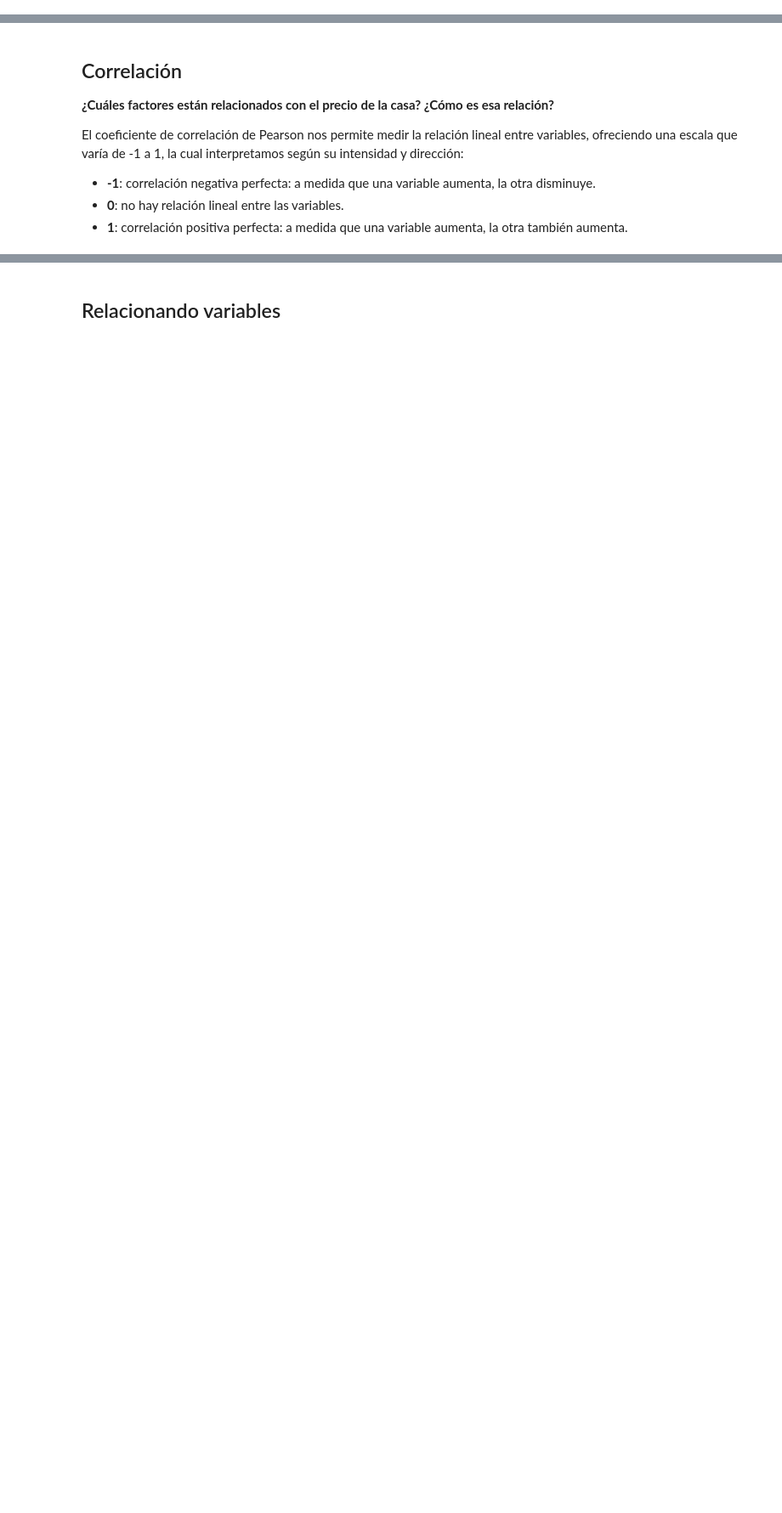
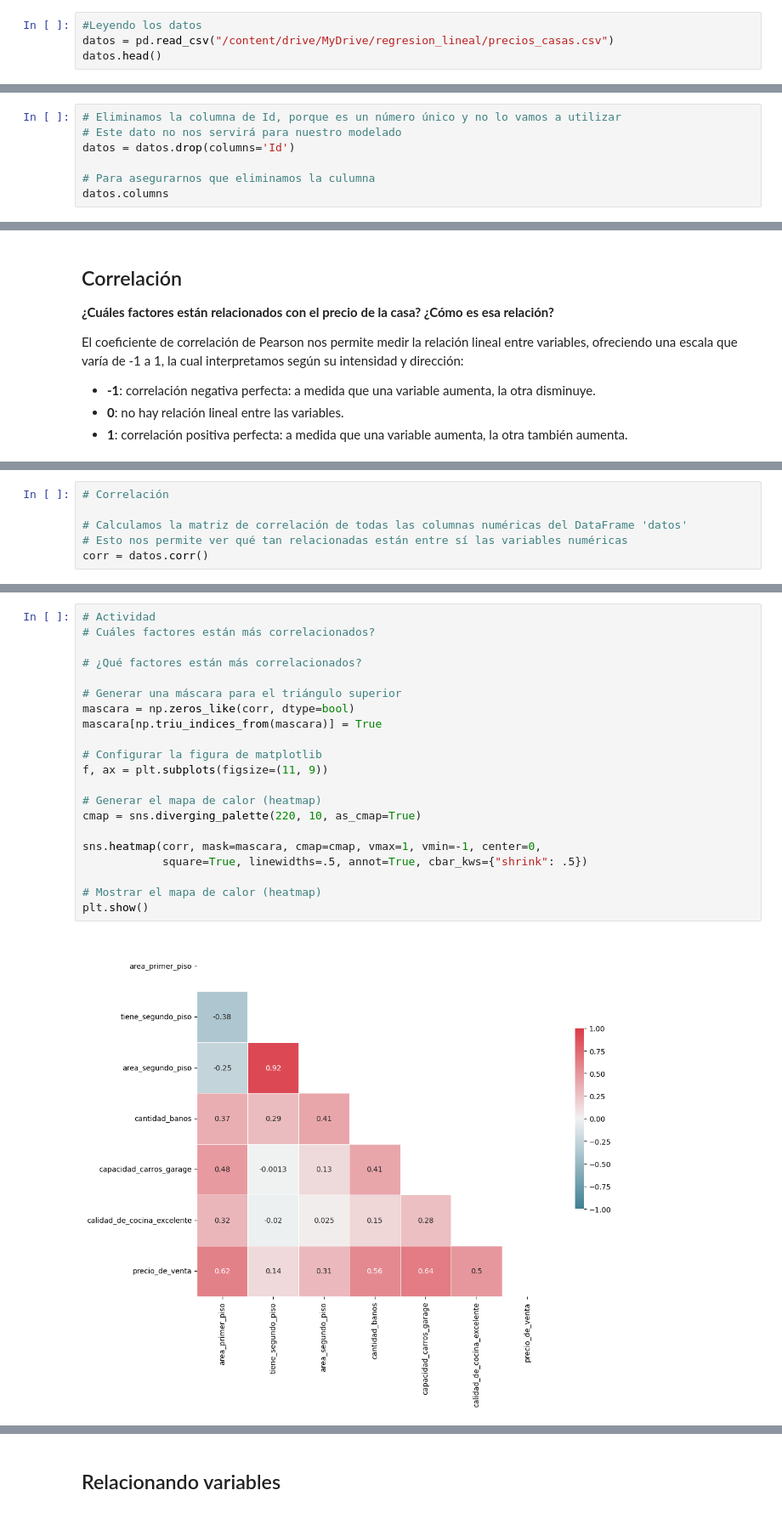
Before and after one commit to DanielRaiicHu/precio_de_inmuebles_regresion_lineal, a Jupyter notebook: precios_de_inmuebles_regresion_lineal.ipynb, the cells around one changed output, grey strips where cells are left out. Shown at 85% size. Drawn from its saved outputs; the diff is of its cells as text; blank space fills up the shorter version.

```diff
--- a/precios_de_inmuebles_regresion_lineal.ipynb
+++ b/precios_de_inmuebles_regresion_lineal.ipynb
@@ -23,0 +28,4 @@ Base de datos simplificada e inspirada en [House Prices](https://www.kaggle.com/
+# %%
+#Leyendo los datos
+datos = pd.read_csv("/content/drive/MyDrive/regresion_lineal/precios_casas.csv")
+datos.head()
@@ -25,0 +58,7 @@ Base de datos simplificada e inspirada en [House Prices](https://www.kaggle.com/
+# %%
+# Eliminamos la columna de Id, porque es un número único y no lo vamos a utilizar
+# Este dato no nos servirá para nuestro modelado
+datos = datos.drop(columns='Id')
+
+# Para asegurarnos que eliminamos la culumna
+datos.columns
@@ -40,0 +80,6 @@ El coeficiente de correlación de Pearson nos permite medir la relación lineal
+# %%
+# Correlación
+
+# Calculamos la matriz de correlación de todas las columnas numéricas del DataFrame 'datos'
+# Esto nos permite ver qué tan relacionadas están entre sí las variables numéricas
+corr = datos.corr()
@@ -40,0 +100,23 @@ El coeficiente de correlación de Pearson nos permite medir la relación lineal
+# %%
+# Actividad
+# Cuáles factores están más correlacionados?
+
+# ¿Qué factores están más correlacionados?
+
+# Generar una máscara para el triángulo superior
+mascara = np.zeros_like(corr, dtype=bool)
+mascara[np.triu_indices_from(mascara)] = True
+
+# Configurar la figura de matplotlib
+f, ax = plt.subplots(figsize=(11, 9))
+
+# Generar el mapa de calor (heatmap)
+cmap = sns.diverging_palette(220, 10, as_cmap=True)
+
+sns.heatmap(corr, mask=mascara, cmap=cmap, vmax=1, vmin=-1, center=0,
+            square=True, linewidths=.5, annot=True, cbar_kws={"shrink": .5})
+
+# Mostrar el mapa de calor (heatmap)
+plt.show()
+# %% [output]
+[figure, added]
```
Also changed, not shown: parts of 20 cells of this notebook.
